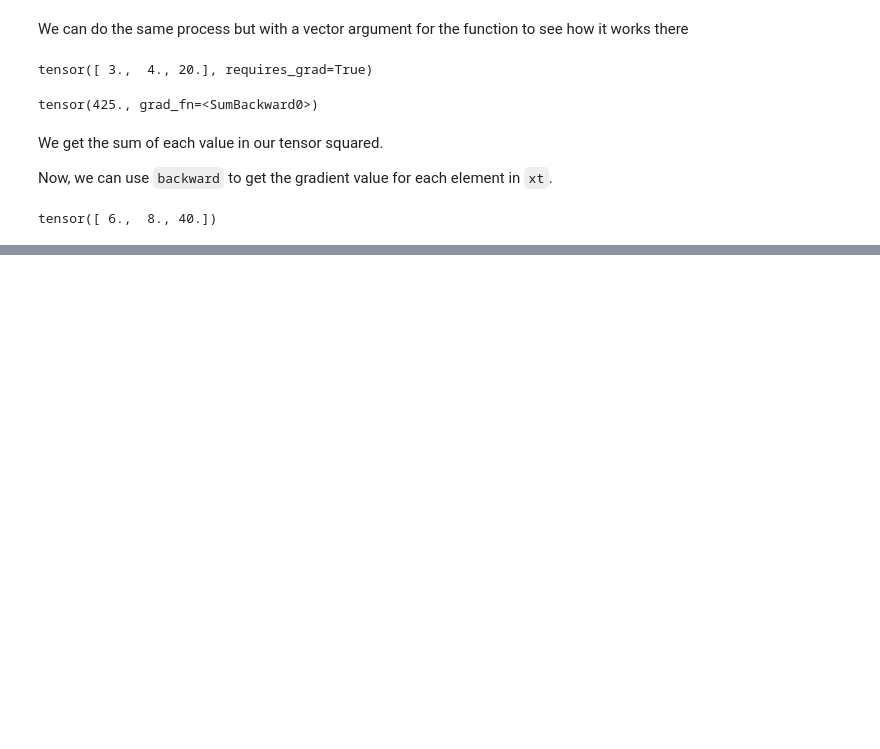
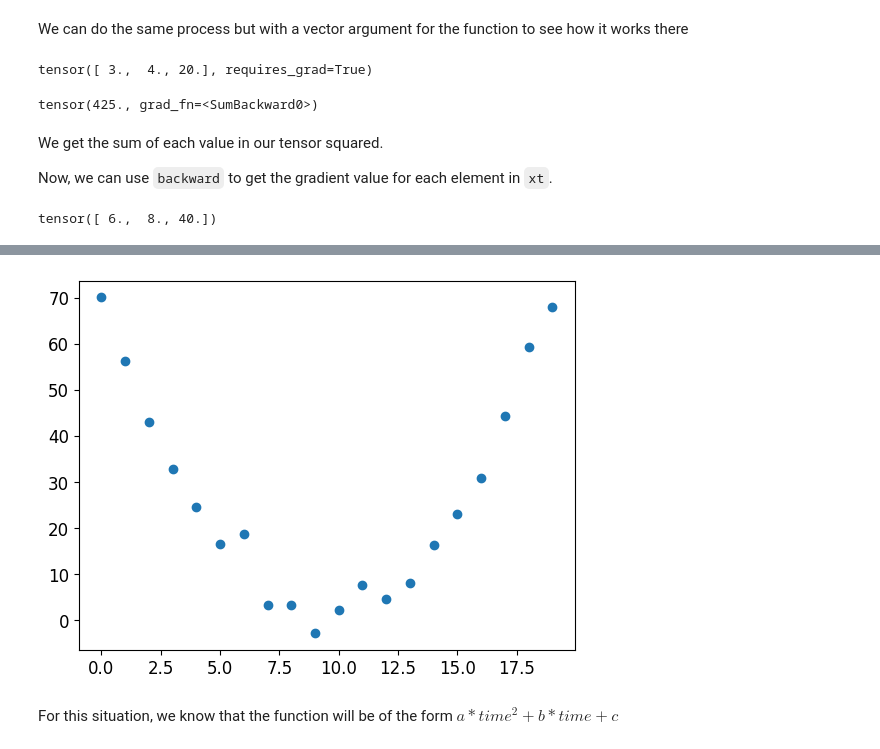
Before and after one commit to abhayratti/fastai-notes, a Jupyter notebook: lesson-3-neural-net-foundations/Chapter4Notes.ipynb, the cells around one changed output, grey strips where cells are left out. Cells and saved outputs as stored; diff of their text form; code cells hidden in the pictures; blank space fills up the shorter version.

```diff
--- a/lesson-3-neural-net-foundations/Chapter4Notes.ipynb
+++ b/lesson-3-neural-net-foundations/Chapter4Notes.ipynb
@@ -450,0 +475,9 @@ tensor([ 6.,  8., 40.])
+# %%
+time = torch.arange(0, 20).float()
+
+speed = torch.randn(20) * 3 + 0.75 * (time - 9.5)**2 + 1
+plt.scatter(time, speed);
+# %% [output]
+[figure, added]
+# %% [markdown]
+For this situation, we know that the function will be of the form $a * time^2 + b * time + c$
```
Also changed, not shown: parts of 28 cells of this notebook, 2 other files.
